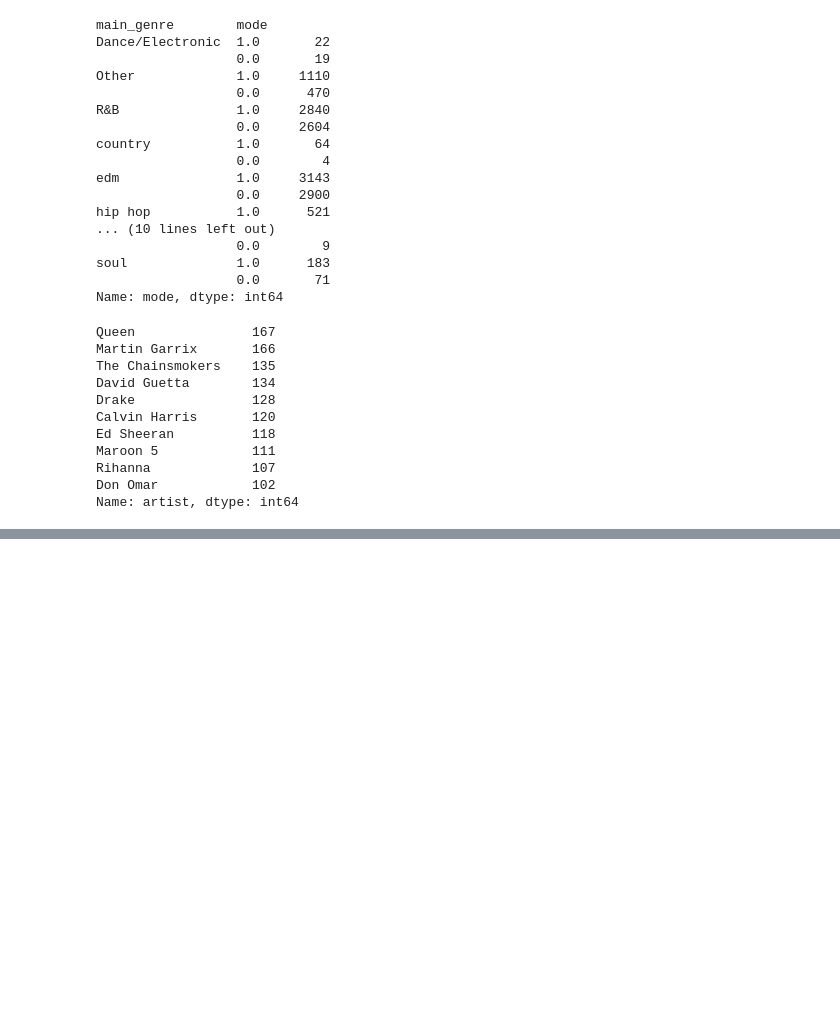
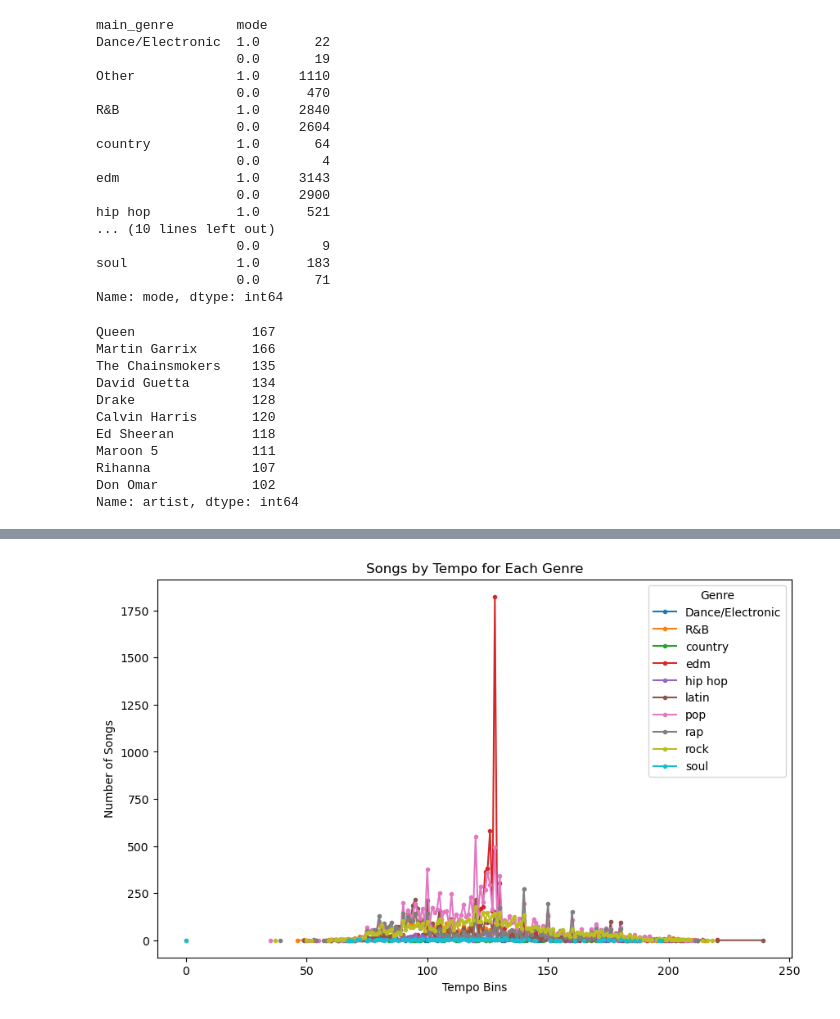
Before and after one commit to tmartabano/Project-for-Data-Munging, a Jupyter notebook: Final_Project_Data2.ipynb, the cells around one changed output, grey strips where cells are left out. Saved outputs shown, nothing was run; the diff lists cells and outputs as text; code cells hidden in the pictures; blank space fills up the shorter version.

Commit message:
Added 1st draft detail tempo analysis/visualization

```diff
--- a/Final_Project_Data2.ipynb
+++ b/Final_Project_Data2.ipynb
@@ -311,0 +332,7 @@ Name: artist, dtype: int64
+# %%
+tempo_df_all = big_df[['main_genre', 'tempo']].copy()
+# bin_edges = np.arange(0, 241, 4)
+# tempo_df['tempo_bins'] = (pd.cut(tempo_df['tempo'], bins=bin_edges, labels=bin_edges[1:])).astype(str)
+tempo_df = tempo_df_all[~tempo_df_all['main_genre'].isin(['Other', 'set()'])]
+tempo_df = tempo_df.sort_values(by='tempo')
+tempo_df
@@ -311,0 +356,13 @@ Name: artist, dtype: int64
+# %%
+tempo_counts = tempo_df.groupby(['main_genre', 'tempo']).size().reset_index(name='count')
+
+pivot_df = tempo_counts.pivot(index='tempo', columns='main_genre', values='count')
+
+pivot_df.plot(kind='line', marker='.', figsize=(10, 6))
+plt.title('Songs by Tempo for Each Genre')
+plt.xlabel('Tempo Bins')
+plt.ylabel('Number of Songs')
+plt.legend(title='Genre')
+plt.show()
+# %% [output]
+[figure, added]
```
Also changed, not shown: parts of 4 cells of this notebook.
